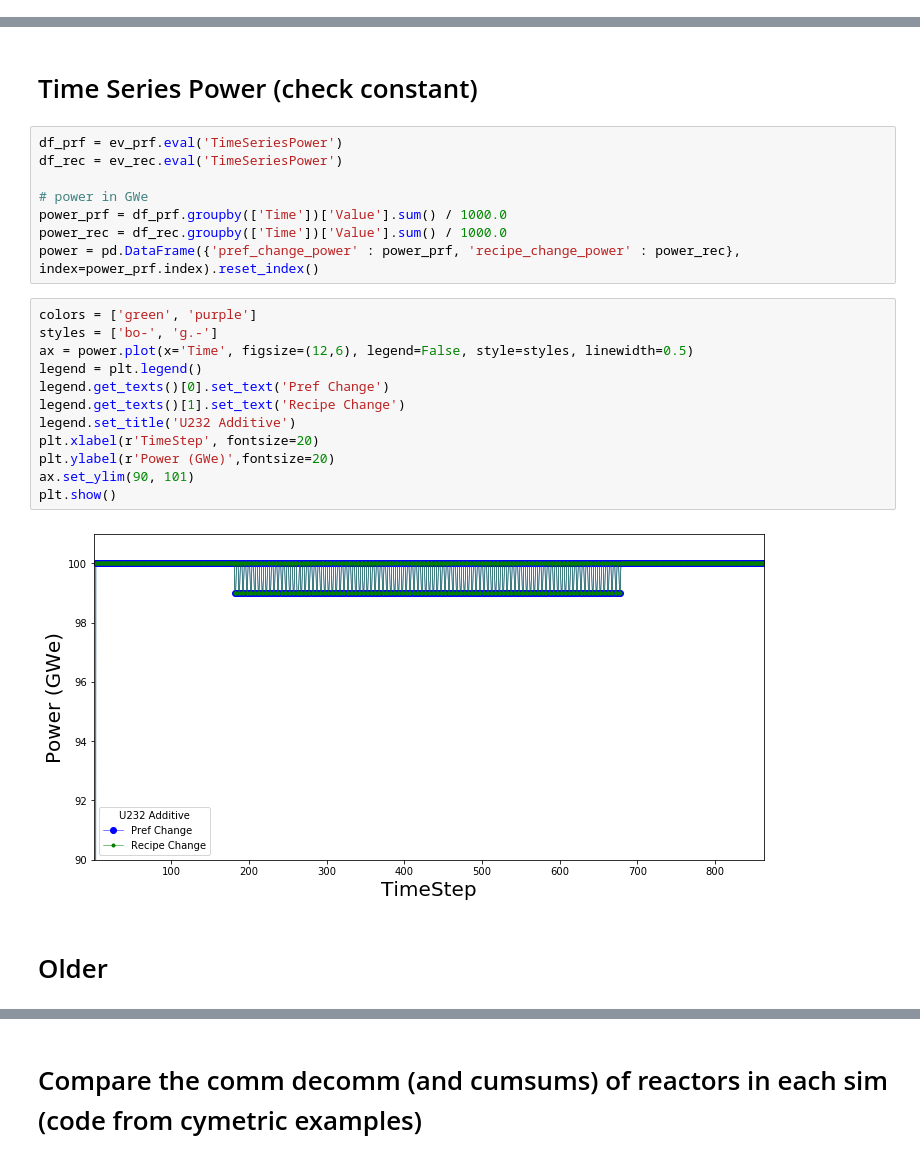
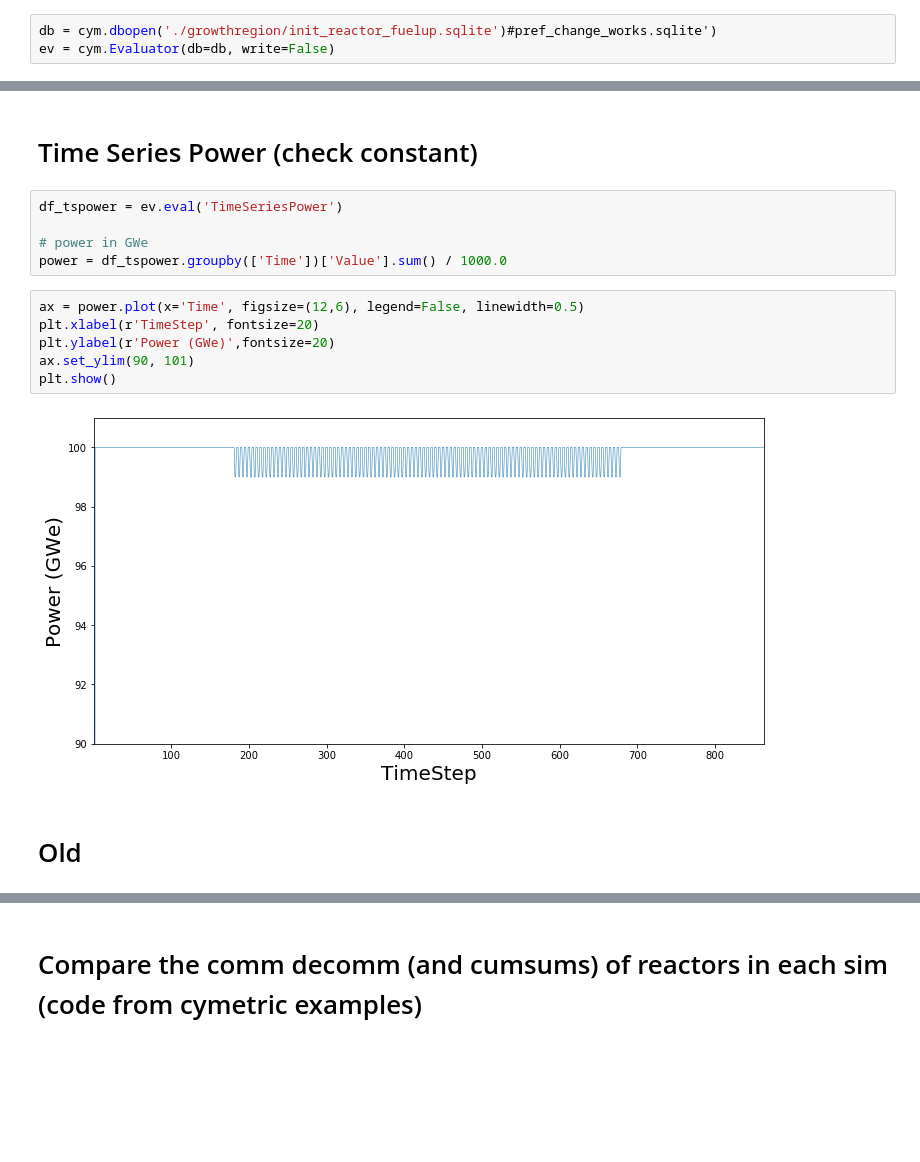
Before and after one commit to opotowsky/EG01_OPRA, a Jupyter notebook: testing_EG01.ipynb, the cells around one changed output, grey strips where cells are left out. Drawn from its saved outputs; the diff is of its cells as text; blank space fills up the shorter version.

```diff
--- a/testing_EG01.ipynb
+++ b/testing_EG01.ipynb
@@ -8,5 +8,8 @@ from cymetric import graphs as cgr
 from cymetric import timeseries as tm
 
 %matplotlib inline
+# %%
+db = cym.dbopen('./growthregion/init_reactor_fuelup.sqlite')#pref_change_works.sqlite')
+ev = cym.Evaluator(db=db, write=False)
 # %% [markdown]
 # Mass Flows
@@ -51,26 +126,17 @@ cgr.flow_graph(ev_prf, label='mass')
 # %% [markdown]
 # Time Series Power (check constant)
-# %%
-df_prf = ev_prf.eval('TimeSeriesPower')
-df_rec = ev_rec.eval('TimeSeriesPower')
-
-# power in GWe
-power_prf = df_prf.groupby(['Time'])['Value'].sum() / 1000.0
-power_rec = df_rec.groupby(['Time'])['Value'].sum() / 1000.0
-power = pd.DataFrame({'pref_change_power' : power_prf, 'recipe_change_power' : power_rec}, index=power_prf.index).reset_index()
+# %%
+df_tspower = ev.eval('TimeSeriesPower')
+
+# power in GWe
+power = df_tspower.groupby(['Time'])['Value'].sum() / 1000.0
 # %%
-colors = ['green', 'purple']
-styles = ['bo-', 'g.-']
-ax = power.plot(x='Time', figsize=(12,6), legend=False, style=styles, linewidth=0.5)
-legend = plt.legend()
-legend.get_texts()[0].set_text('Pref Change')
-legend.get_texts()[1].set_text('Recipe Change')
-legend.set_title('U232 Additive')
+ax = power.plot(x='Time', figsize=(12,6), legend=False, linewidth=0.5)
 plt.xlabel(r'TimeStep', fontsize=20)
 plt.ylabel(r'Power (GWe)',fontsize=20)
 ax.set_ylim(90, 101)
 plt.show()
 # %% [output]
-[figure, old version]
+[figure, new version]
 # %% [markdown]
-# Older
+# Old
```
Also changed, not shown: parts of 14 cells of this notebook, 1 other file.
